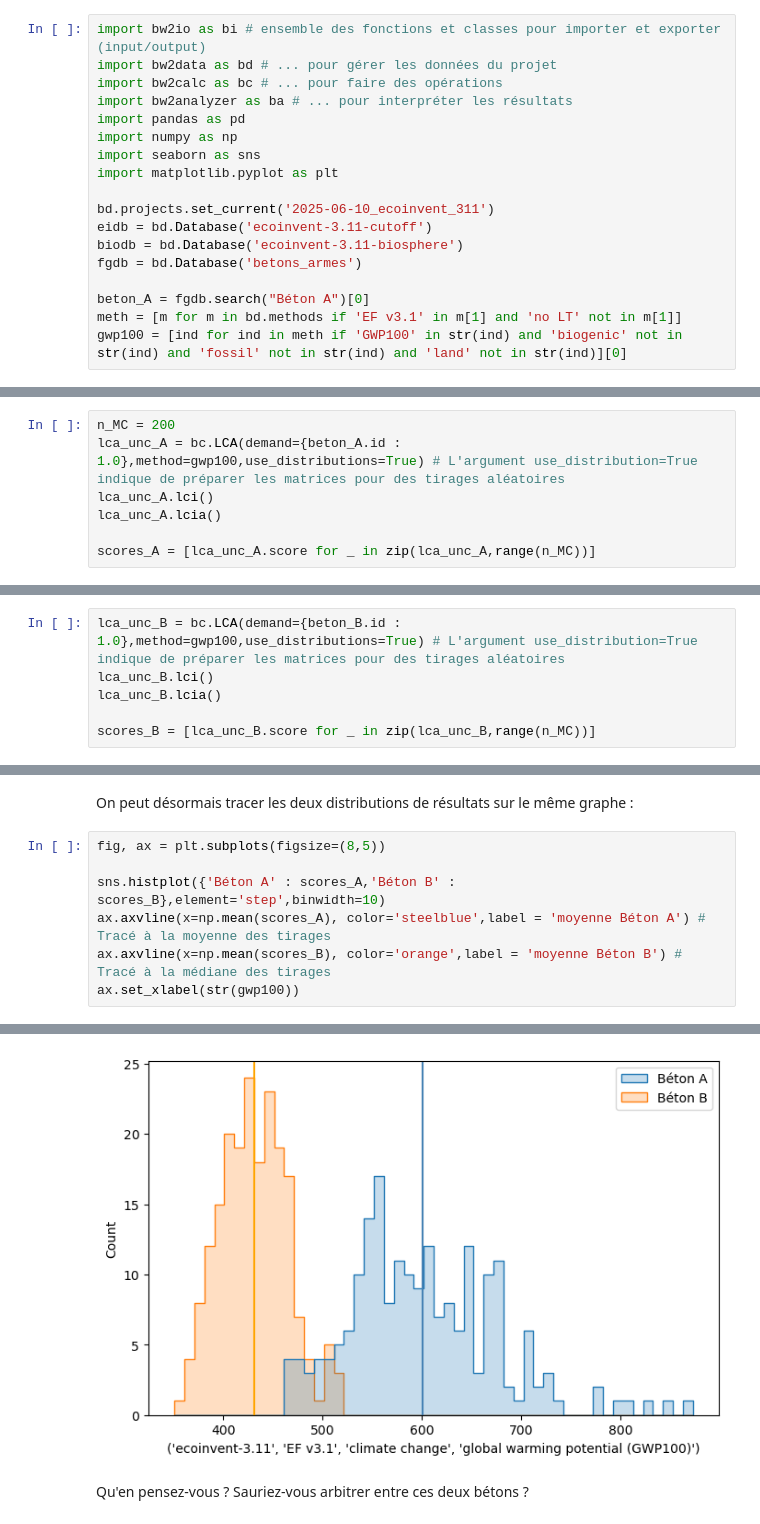
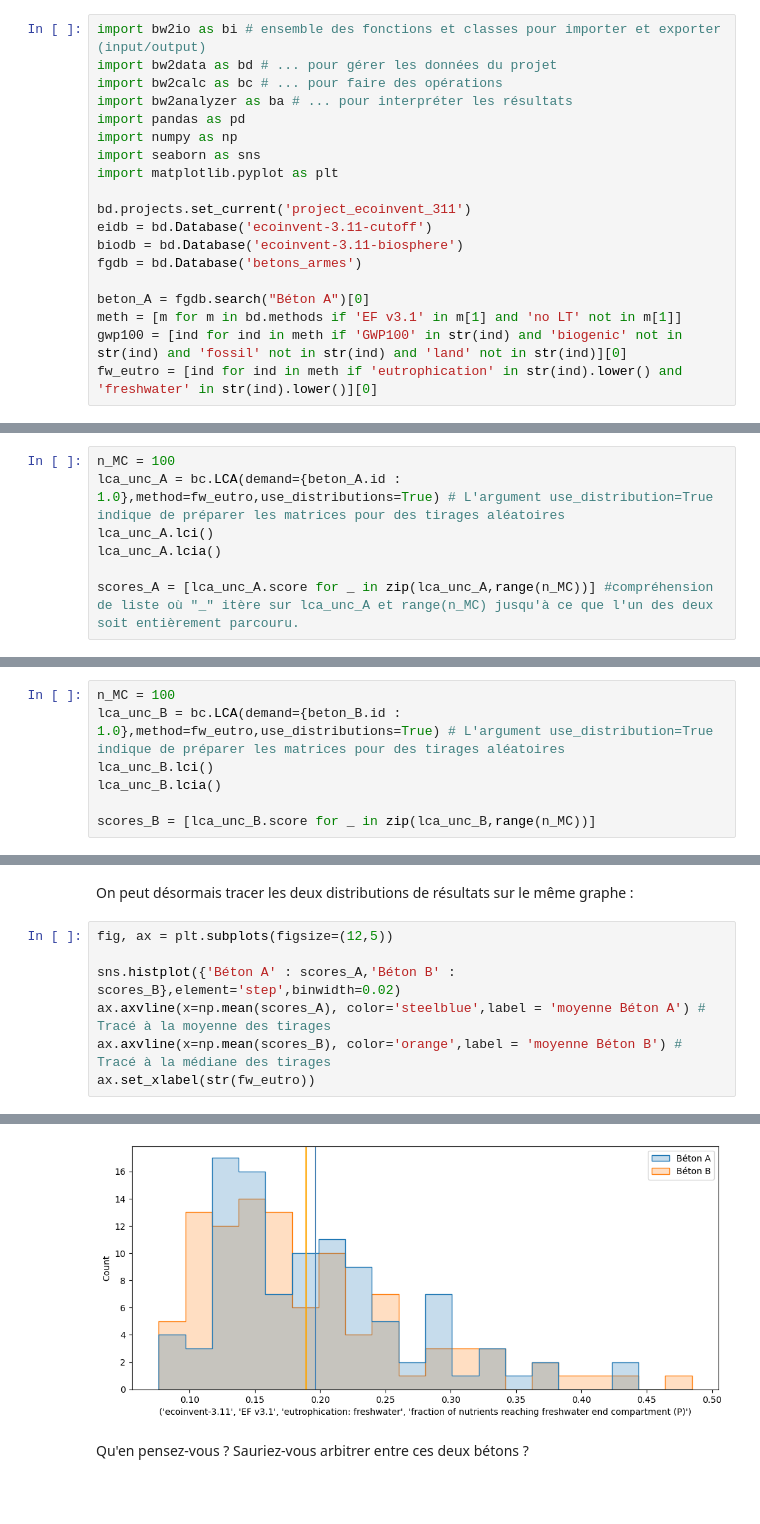
Before and after one commit to tchevilliet/ANCYV_2025, a Jupyter notebook: 4_Analyse_d_incertitudes.ipynb, the cells around one changed output, grey strips where cells are left out. Saved outputs shown, nothing was run; the diff lists cells and outputs as text; blank space fills up the shorter version.

```diff
--- a/4_Analyse_d_incertitudes.ipynb
+++ b/4_Analyse_d_incertitudes.ipynb
@@ -10,7 +10,7 @@ import numpy as np
 import seaborn as sns
 import matplotlib.pyplot as plt
 
-bd.projects.set_current('2025-06-10_ecoinvent_311')
+bd.projects.set_current('project_ecoinvent_311')
 eidb = bd.Database('ecoinvent-3.11-cutoff')
 biodb = bd.Database('ecoinvent-3.11-biosphere')
 fgdb = bd.Database('betons_armes')
@@ -18,4 +18,5 @@ fgdb = bd.Database('betons_armes')
 beton_A = fgdb.search("Béton A")[0]
 meth = [m for m in bd.methods if 'EF v3.1' in m[1] and 'no LT' not in m[1]]
 gwp100 = [ind for ind in meth if 'GWP100' in str(ind) and 'biogenic' not in str(ind) and 'fossil' not in str(ind) and 'land' not in str(ind)][0]
+fw_eutro = [ind for ind in meth if 'eutrophication' in str(ind).lower() and 'freshwater' in str(ind).lower()][0]
 # %% [markdown]
@@ -27,7 +28,7 @@ Nous réalisons peu de lancers de Monte-Carlo (200) par économie de temps.
 # %%
-n_MC = 200
-lca_unc_A = bc.LCA(demand={beton_A.id : 1.0},method=gwp100,use_distributions=True) # L'argument use_distribution=True indique de préparer les matrices pour des tirages aléatoires
+n_MC = 100
+lca_unc_A = bc.LCA(demand={beton_A.id : 1.0},method=fw_eutro,use_distributions=True) # L'argument use_distribution=True indique de préparer les matrices pour des tirages aléatoires
 lca_unc_A.lci()
 lca_unc_A.lcia()
 
-scores_A = [lca_unc_A.score for _ in zip(lca_unc_A,range(n_MC))]
+scores_A = [lca_unc_A.score for _ in zip(lca_unc_A,range(n_MC))] #compréhension de liste où "_" itère sur lca_unc_A et range(n_MC) jusqu'à ce que l'un des deux soit entièrement parcouru.
@@ -101,5 +157,6 @@ On peut commencer par faire des tirages alétoires sur l'indice de potentiel de
 # %%
-lca_unc_B = bc.LCA(demand={beton_B.id : 1.0},method=gwp100,use_distributions=True) # L'argument use_distribution=True indique de préparer les matrices pour des tirages aléatoires
+n_MC = 100
+lca_unc_B = bc.LCA(demand={beton_B.id : 1.0},method=fw_eutro,use_distributions=True) # L'argument use_distribution=True indique de préparer les matrices pour des tirages aléatoires
 lca_unc_B.lci()
 lca_unc_B.lcia()
 
@@ -107,10 +193,10 @@ scores_B = [lca_unc_B.score for _ in zip(lca_unc_B,range(n_MC))]
 # %% [markdown]
 On peut désormais tracer les deux distributions de résultats sur le même graphe :
 # %%
-fig, ax = plt.subplots(figsize=(8,5))
+fig, ax = plt.subplots(figsize=(12,5))
 
-sns.histplot({'Béton A' : scores_A,'Béton B' : scores_B},element='step',binwidth=10)
+sns.histplot({'Béton A' : scores_A,'Béton B' : scores_B},element='step',binwidth=0.02)
 ax.axvline(x=np.mean(scores_A), color='steelblue',label = 'moyenne Béton A') # Tracé à la moyenne des tirages
 ax.axvline(x=np.mean(scores_B), color='orange',label = 'moyenne Béton B') # Tracé à la médiane des tirages
-ax.set_xlabel(str(gwp100))
+ax.set_xlabel(str(fw_eutro))
 # %% [output]
@@ -118,4 +204,4 @@ Text(0.5, 0, "('ecoinvent-3.11', 'EF v3.1', 'climate change', 'global warming po
-[figure, old version]
+[figure, new version]
 # %% [markdown]
 Qu'en pensez-vous ? Sauriez-vous arbitrer entre ces deux bétons ?
 # %% [markdown]
```
Also changed, not shown: parts of 55 cells of this notebook, 10 other files.
